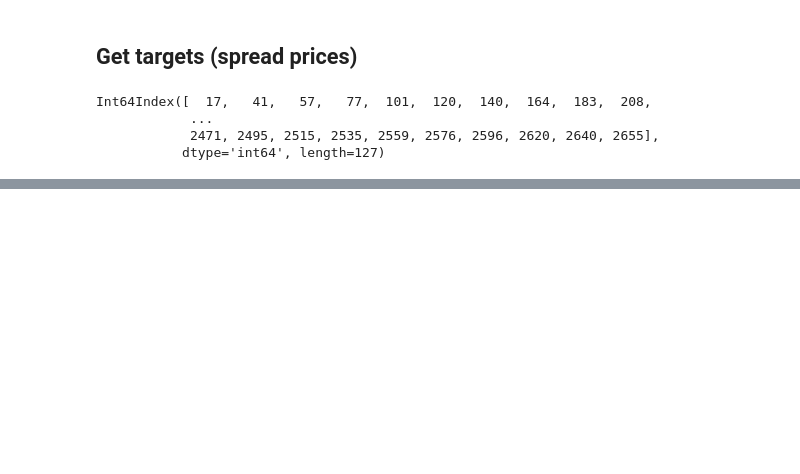
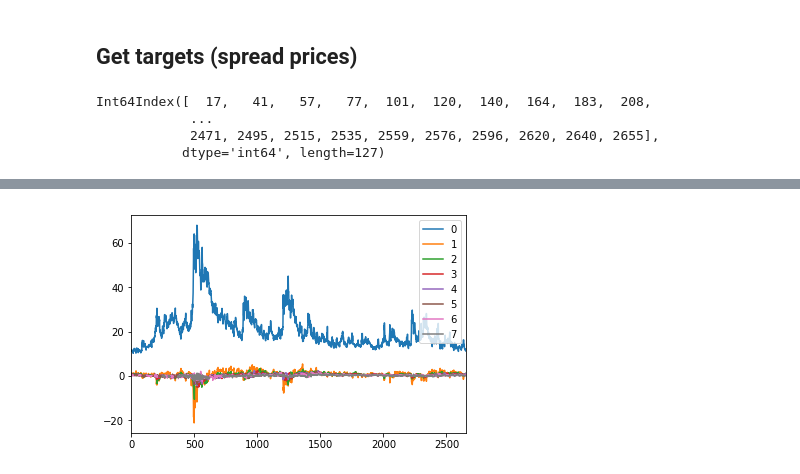
Before and after one commit to leyhline/vix-term-structure, a Jupyter notebook: overview.ipynb, the cells around one changed output, grey strips where cells are left out. Saved outputs shown, nothing was run; the diff lists cells and outputs as text; code cells hidden in the pictures; blank space fills up the shorter version.

```diff
--- a/overview.ipynb
+++ b/overview.ipynb
@@ -322,0 +345,6 @@ assert spreads.index.identical(settle_diff.index)
+# %%
+settle_denorm = settle_norm.values * (settle_diff.max() - settle_diff.min()).values + settle_diff.mean().values
+pd.DataFrame(settle_denorm).plot()
+plt.show()
+# %% [output]
+[figure, added]
```
Also changed, not shown: parts of 6 cells of this notebook.
